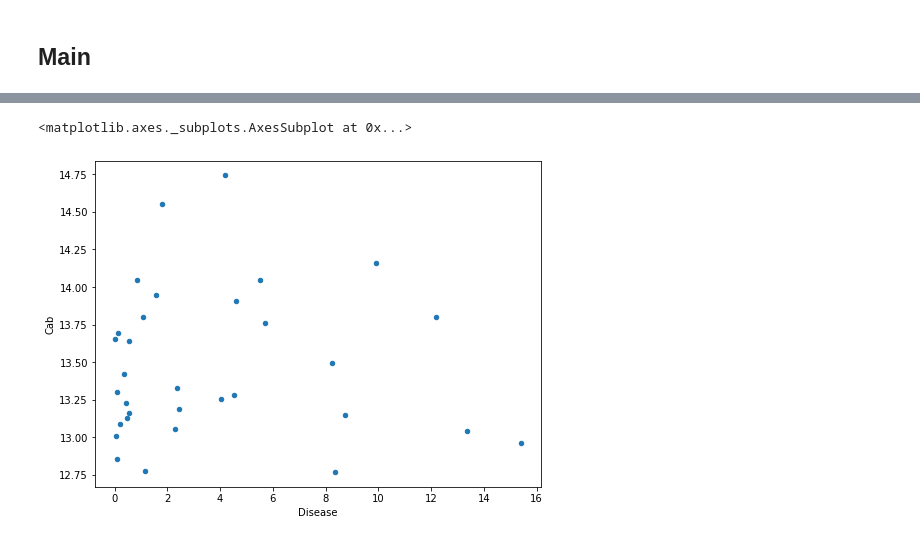
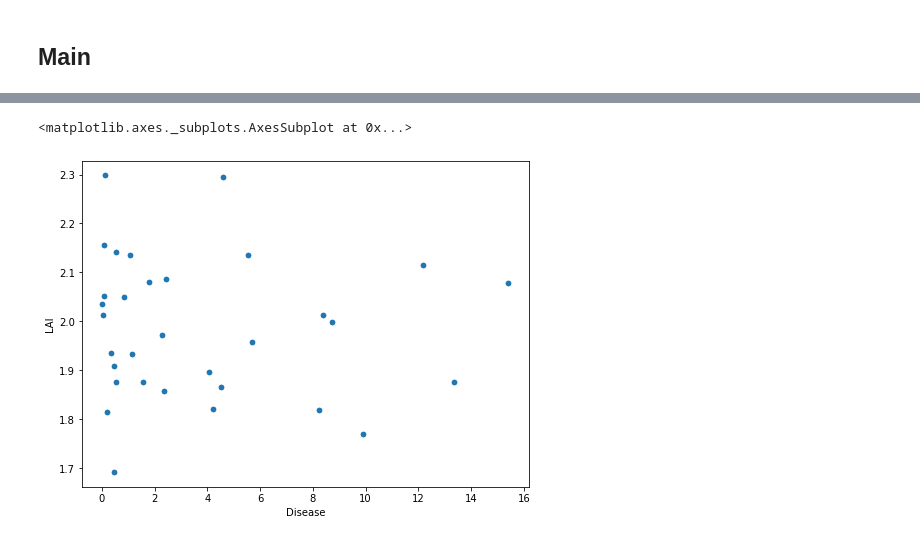
Before and after one commit to nunocesarsa/SENSECO_School_2021, a Jupyter notebook: Senseco_optimization.ipynb, the cells around one changed output, grey strips where cells are left out. Saved outputs shown, nothing was run; the diff lists cells and outputs as text; code cells hidden in the pictures.

```diff
--- a/Senseco_optimization.ipynb
+++ b/Senseco_optimization.ipynb
@@ -72,13 +70,14 @@ def custom_prosail(cab,car,lai):
   cw=0.005
   cm=0.005
   cbrown=0.01
+  #lai=5
   typelidf=1 #this is the default option
   lidfa = -1 #leaf angle distribution parameter a and b
   lidfb=-0.15
   hspot= 0.01 #hotspot parameters - got this from R package https://www.rdocumentation.org/packages/hsdar/versions/0.4.1/topics/PROSAIL
   #sun and viewing angle
-  tts=30. #observation and solar position parameters
-  tto=10.
+  tts=33. #observation and solar position parameters
+  tto=0.
   psi=0.
   #for now i put them by hand but they should be an input of a custom function
   #tts=sol_zen #solar zenith angle
@@ -120,9 +119,11 @@ def cost_spectra(x, rho):
   #interactions between the various spectral differences methods on the return
   #cab,car,cw,cm,lai  = x
   cab,car,lai = x
+  #cab = x
 
   #sim_canopy = custom_prosail(cab,car,cw,cm,lai)
   sim_canopy = custom_prosail(cab,car,lai)
+  #sim_canopy = custom_prosail(cab)
 
   #converting numpy to dataframe
   df_sim = pd.DataFrame(data=np.arange(400,2501,1),columns=['Bands'])
@@ -198,15 +199,15 @@ cost_spectra((50,10,4),Prosail2Nano(df).Ref.to_numpy())
 # %% [markdown]
 ## Parameter range:
 # %%
-max_cab=90. #add 1
+max_cab=100. #add 1
 #max_car=44. #add 1
 #max_cbrown= 9.99 #add 0.01
-max_car=60 #0.008 #add 0.001
-max_lai = 7 #add 0.1
+max_car=40 #0.008 #add 0.001
+max_lai = 6 #add 0.1
 
 min_cab = 10.
-min_car = 5
-min_lai = .5
+min_car = 1
+min_lai = 1
 
 #init prosail parameters - halfway
 init_cab = (max_cab+min_cab)*.5
@@ -302,10 +313,11 @@ df_spectra.plot(x='0',y='1.145',kind="scatter",figsize=(8, 6))
 
 
 #tables to store the final outputs
-out_df_BFGS    = pd.DataFrame(columns=["SampleID","Model","Disease","Cab","Car","LAI"])
-out_df_SLSQP   = pd.DataFrame(columns=["SampleID","Model","Disease","Cab","Car","LAI"])
-out_df_DIFFE   = pd.DataFrame(columns=["SampleID","Model","Disease","Cab","Car","LAI"])
-out_df_PSO     = pd.DataFrame(columns=["SampleID","Model","Disease","Cab","Car","LAI"])
+#out_df_BFGS    = pd.DataFrame(columns=["SampleID","Model","Disease","Cab","Car","LAI"])
+#out_df_SLSQP   = pd.DataFrame(columns=["SampleID","Model","Disease","Cab","Car","LAI"])
+#out_df_DIFFE   = pd.DataFrame(columns=["SampleID","Model","Disease","Cab","Car","LAI"])
+#out_df_PSO     = pd.DataFrame(columns=["SampleID","Model","Disease","Cab","Car","LAI"])
+
 
 #range(1,3)
 for i in range(1,df_spectra.shape[1]):
@@ -339,7 +351,7 @@ for i in range(1,df_spectra.shape[1]):
   #differential evolution
   print("Running Differential evolution")
   tmp_DIFFE = differential_evolution(cost_spectra,args=[rho],
-                                     bounds=bnds,popsize=4,maxiter=500,recombination=.25,
+                                     bounds=bnds,popsize=10,maxiter=500,recombination=.25,
                                      seed=0,init='latinhypercube')
 
   tmp_DIFFE_dict = {"SampleID":i,"Model":"DIFFE","Disease":dis_val,"Cab":tmp_DIFFE.x[0],"Car":tmp_DIFFE.x[1],"LAI":tmp_DIFFE.x[2]}
@@ -402,5 +396,5 @@ out_df_DIFFE
 # %%
-out_df_DIFFE.plot(x='Disease',y='Cab',kind='scatter',figsize=(8, 6))
+out_df_DIFFE.plot(x='Disease',y='LAI',kind='scatter',figsize=(8, 6))
 # %% [output]
 <matplotlib.axes._subplots.AxesSubplot at 0x...>
-[figure, old version]
+[figure, new version]
```
Also changed, not shown: parts of 8 cells of this notebook.
